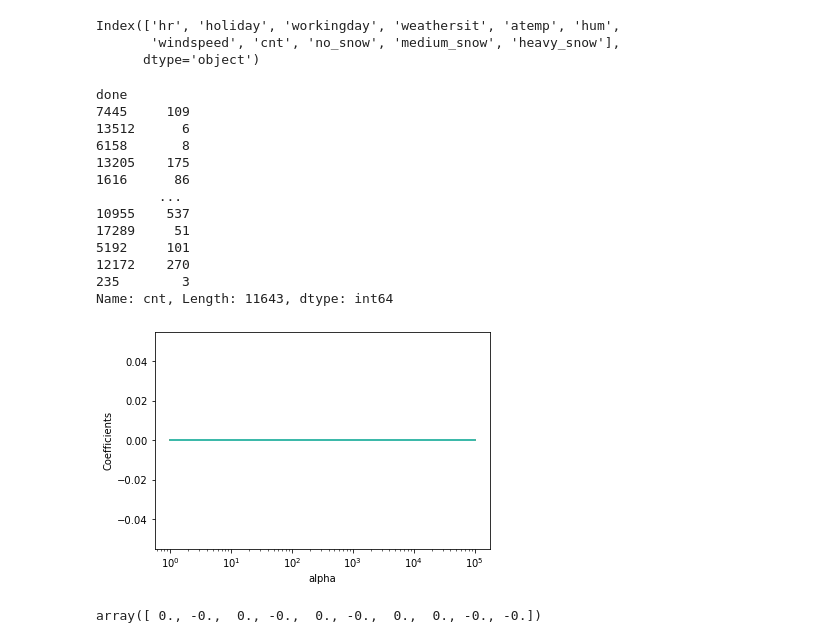
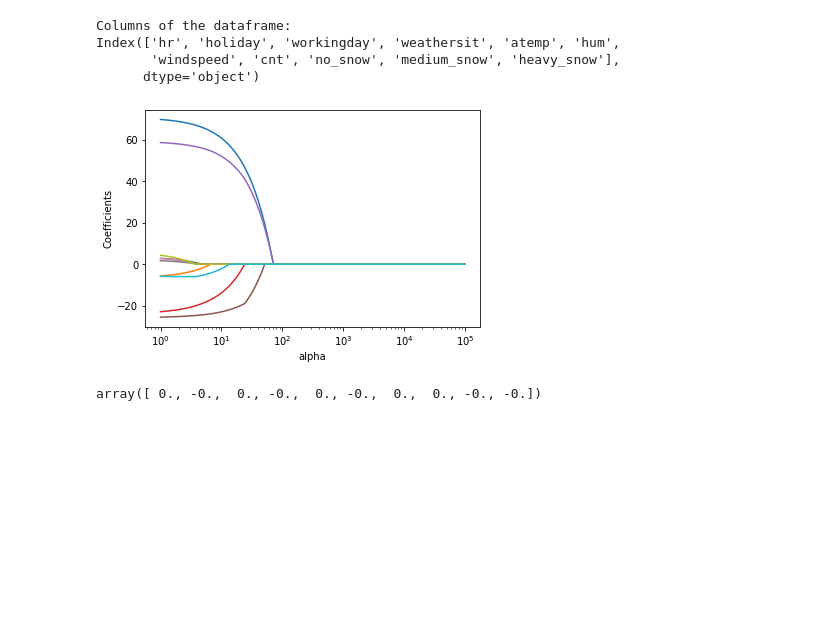
Before and after one commit to NathanHergenreter/CS574_BikeSharing, a Jupyter notebook: lasso.ipynb, the cells around one changed output. Saved outputs shown, nothing was run; the diff lists cells and outputs as text; code cells hidden in the pictures; blank space fills up the shorter version.

```diff
--- a/lasso.ipynb
+++ b/lasso.ipynb
@@ -25,12 +22,2 @@ from sklearn.datasets import make_regression
 from csv_reader import *
 from csv_setup import *
-# %%
-bike_sharing_df = get_bike_sharing_df_clean()
-bike_sharing_df.columns
-
-
-print(bike_sharing_df.columns)
-# %% [output]
-Index(['hr', 'holiday', 'workingday', 'weathersit', 'atemp', 'hum',
-       'windspeed', 'cnt', 'no_snow', 'medium_snow', 'heavy_snow'],
-      dtype='object')
@@ -37,82 +44,82 @@ Index(['hr', 'holiday', 'workingday', 'weathersit', 'atemp', 'hum',
+# %%
+# If you want to see the normalized results uncomment line 2 and comment line 4
+# bike_sharing_df = get_bike_sharing_df_clean_mod()
+
+bike_sharing_df = get_bike_sharing_df_clean()
+
+
+print("Columns of the dataframe: \n" + str(bike_sharing_df.columns))
+
+# printing the entire dataframe
+#pd.set_option('display.max_rows', None)
+#pd.set_option('display.max_columns', None)
+#print(bike_sharing_df)
+# %% [output]
+Columns of the dataframe:
+Index(['hr', 'holiday', 'workingday', 'weathersit', 'atemp', 'hum',
+       'windspeed', 'cnt', 'no_snow', 'medium_snow', 'heavy_snow'],
+      dtype='object')
 # %%
 
 
-
+# Count variable that we are going to be predicting
 Y = bike_sharing_df.cnt
-
-for i in Y:
-    if i < 0:
-        print(i)
-
-print("done")
-
-
+# Features that we are going to be fitting
 X = bike_sharing_df.loc[:].drop(columns=["cnt"])
 
+# Split the data
+X_train, x_test, y_train, y_test = train_test_split(X, Y, test_size = 0.33, random_state = 1)
 
-X_train, x_test, y_train, y_test = train_test_split(X, Y, test_size = 0.33, random_state = 1)
-print(y_train)
+# print(y_train)
 
-n_folds = 10
+n_folds = 5
 n_alphas = 200
 alphas = np.logspace(0, 5, n_alphas) #grid search for lambda (aka 'alpha')
 
 parameters = { 'lasso__alpha':alphas}
 
 scaler = StandardScaler()
-lasso = Lasso(normalize=True,tol=2,fit_intercept=True) #we will pass through alpha values later
+lasso = Lasso(normalize=False,tol=2,fit_intercept=True) #we will pass through alpha values later
 pipe = make_pipeline(scaler, lasso)
 
-gs = GridSearchCV(pipe, parameters, scoring='neg_mean_squared_log_error', cv=n_folds)
+gs = GridSearchCV(pipe, parameters, scoring='neg_mean_squared_error', cv=n_folds)
 gs.fit(X_train,y_train)
 
-alphas = np.logspace(0, 5, n_alphas) #grid search for lambda (aka 'alpha')
+# 0-5 because of no negative logs
+alphas = np.logspace(0, 5, n_alphas)
 
 coefs = []
 # print(pipe.get_params().keys()) #reports input names can set (look for the hyper-parameters)
 parameters = {'lasso__alpha':alphas}
 # model = GridSearchCV(pipe, parameters, scoring='neg_mean_squared_error', cv=n_folds)
 # model.fit(X_train,y_train)
 for a in alphas:
     pipe.set_params(lasso__alpha=a)
     pipe.fit(X_train, y_train)
     coefs.append(pipe.named_steps['lasso'].coef_)
 
 plt.figure()
 ax = plt.gca()
 ax.plot(alphas, coefs)
 ax.set_xscale('log')
 
 plt.axis('tight')
 plt.xlabel('alpha')
 plt.ylabel('Coefficients');
 
 
 # plt.figure()
 # ax = plt.gca()
 # ax.plot(alphas, coefs,'o')
 # ax.set_xscale('log')
 #
 # plt.axis('tight')
 # plt.xlabel('alpha')
 # plt.ylabel('Coefficients')
 # plt.title('Zoomed in')
 # plt.xlim(.01,100)
 # %% [output]
-done
-7445     109
-13512      6
-6158       8
-13205    175
-1616      86
-        ...
-10955    537
-17289     51
-5192     101
-12172    270
-235        3
-Name: cnt, Length: 11643, dtype: int64
-[figure, old version]
+[figure, new version]
 # %%
 # coefficients {𝛽1,…,𝛽𝑝} for the last fitted model in the above for loop
 pipe.named_steps['lasso'].coef_
```
Also changed, not shown: parts of 11 cells of this notebook, 4 other files.
